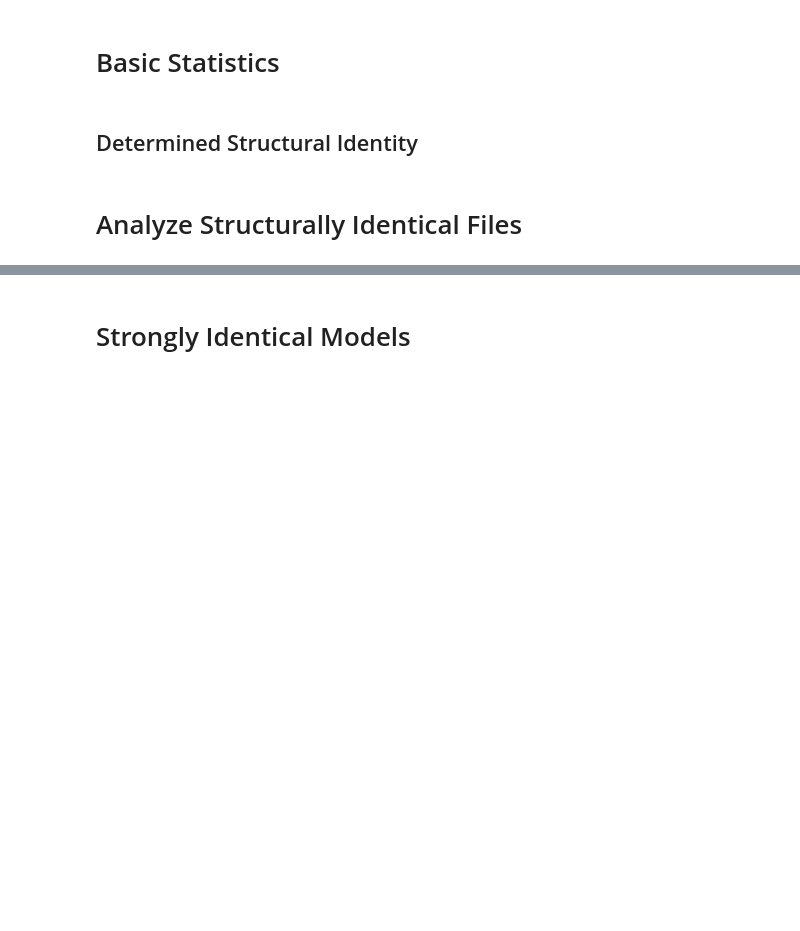
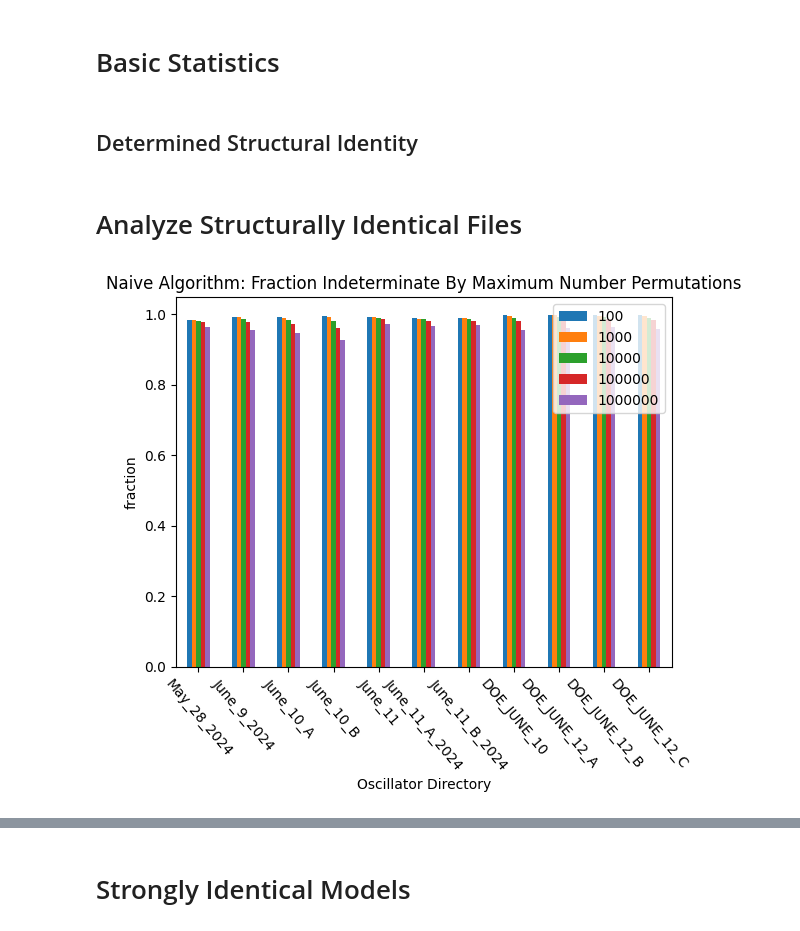
Before and after one commit to ModelEngineering/pySubnetSB, a Jupyter notebook: notebooks/analyze_structure.ipynb, the cells around one changed output, grey strips where cells are left out. Saved outputs shown, nothing was run; the diff lists cells and outputs as text; code cells hidden in the pictures; blank space fills up the shorter version.

```diff
--- a/notebooks/analyze_structure.ipynb
+++ b/notebooks/analyze_structure.ipynb
@@ -70,13 +77,15 @@ drawModel(model2)
 # %%
 _ = SummaryStatistics.plotMetricByConditions("is_indeterminate_mean",
                 identity_types = [True],
-                max_num_perms = [100, 1000, 10000, 100000],
+                max_num_perms = [100, 1000, 10000, 100000, 1000000],
                 sirn_types = [False],
                 is_log=False,
-                legends=["100", "1000", "10000", "100000"],
+                legends=["100", "1000", "10000", "100000", "1000000"],
                 title="Naive Algorithm: Fraction Indeterminate By Maximum Number Permutations",
                 ylabel="fraction"
                 )
+# %% [output]
+[figure, added]
 # %%
 _ = SummaryStatistics.plotMetricByConditions("processing_time_total",
                 identity_types = [True],
```
Also changed, not shown: parts of 17 cells of this notebook, 11 other files.
